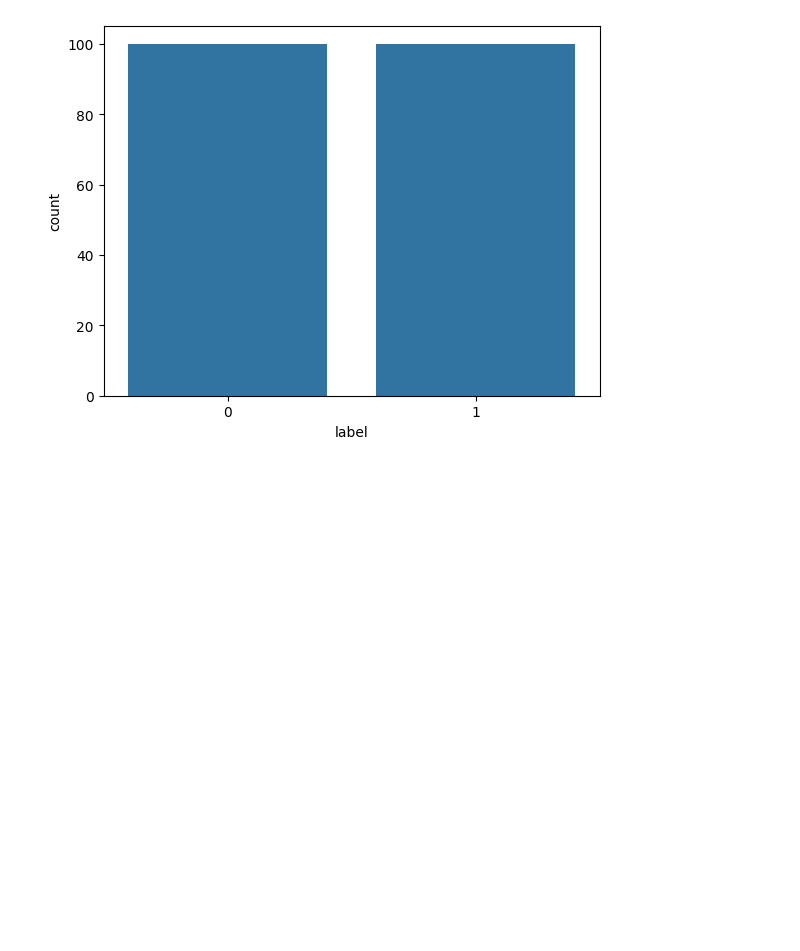
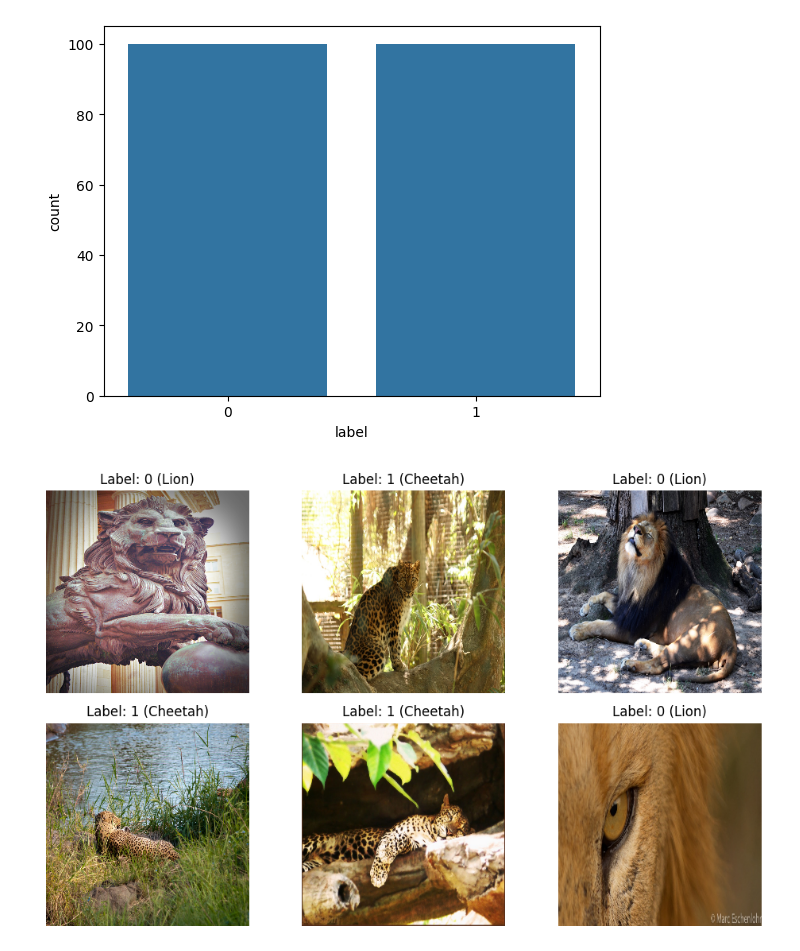
Before and after one commit to lzxnau/jljl, a Jupyter notebook: src/jpl/pytorch/example/computer-vision/image-classification/lions-cheetahs/explore.ipynb, the cells around one changed output. Saved outputs shown, nothing was run; the diff lists cells and outputs as text; code cells hidden in the pictures; blank space fills up the shorter version.

```diff
--- a/src/jpl/pytorch/example/computer-vision/image-classification/lions-cheetahs/explore.ipynb
+++ b/src/jpl/pytorch/example/computer-vision/image-classification/lions-cheetahs/explore.ipynb
@@ -11,3 +11,7 @@ label
 0            100
 1            100
 [figure]
+# %%
+ex.showFigures()
+# %% [output]
+[figure, added]
```
Also changed, not shown: 2 other files.
